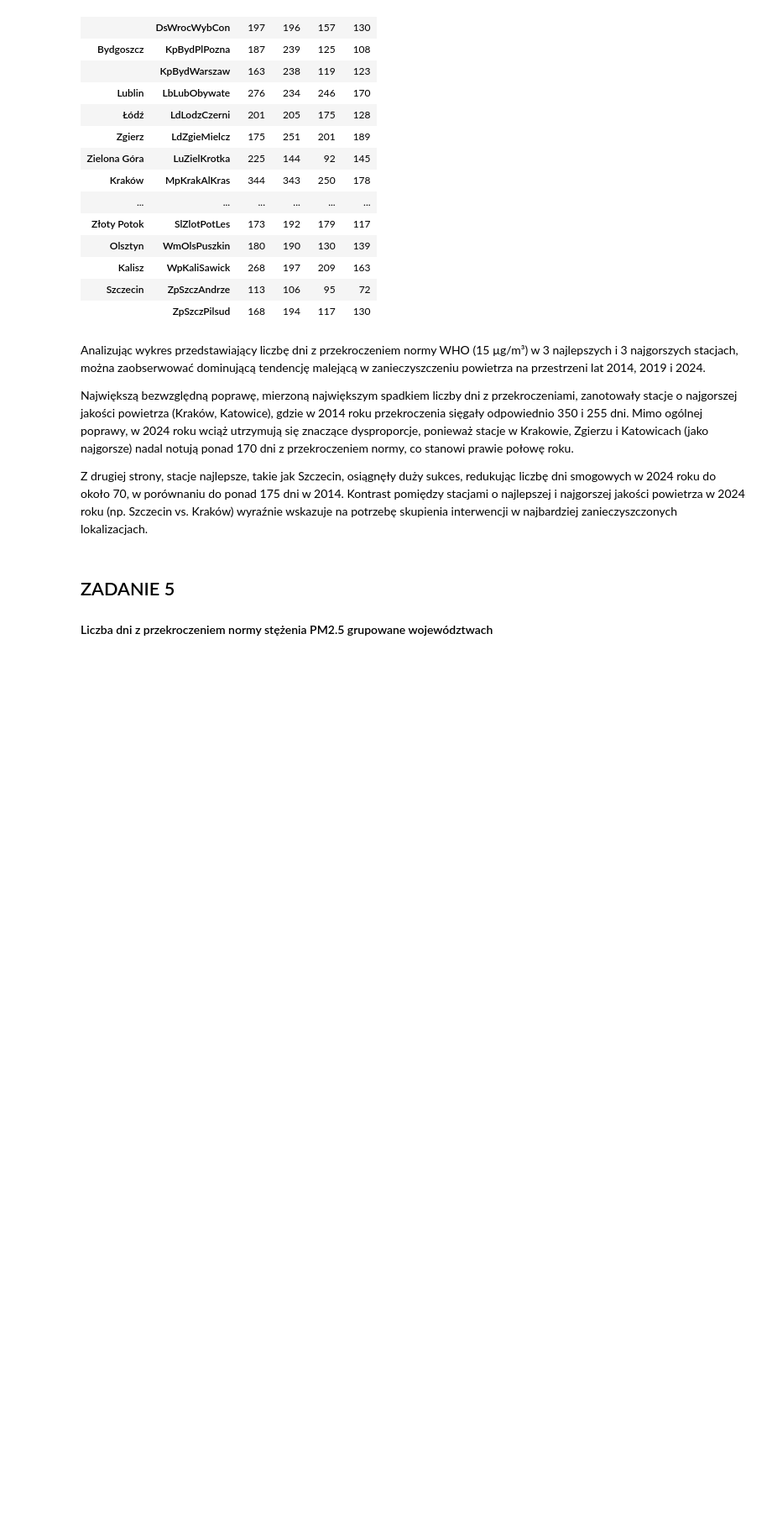
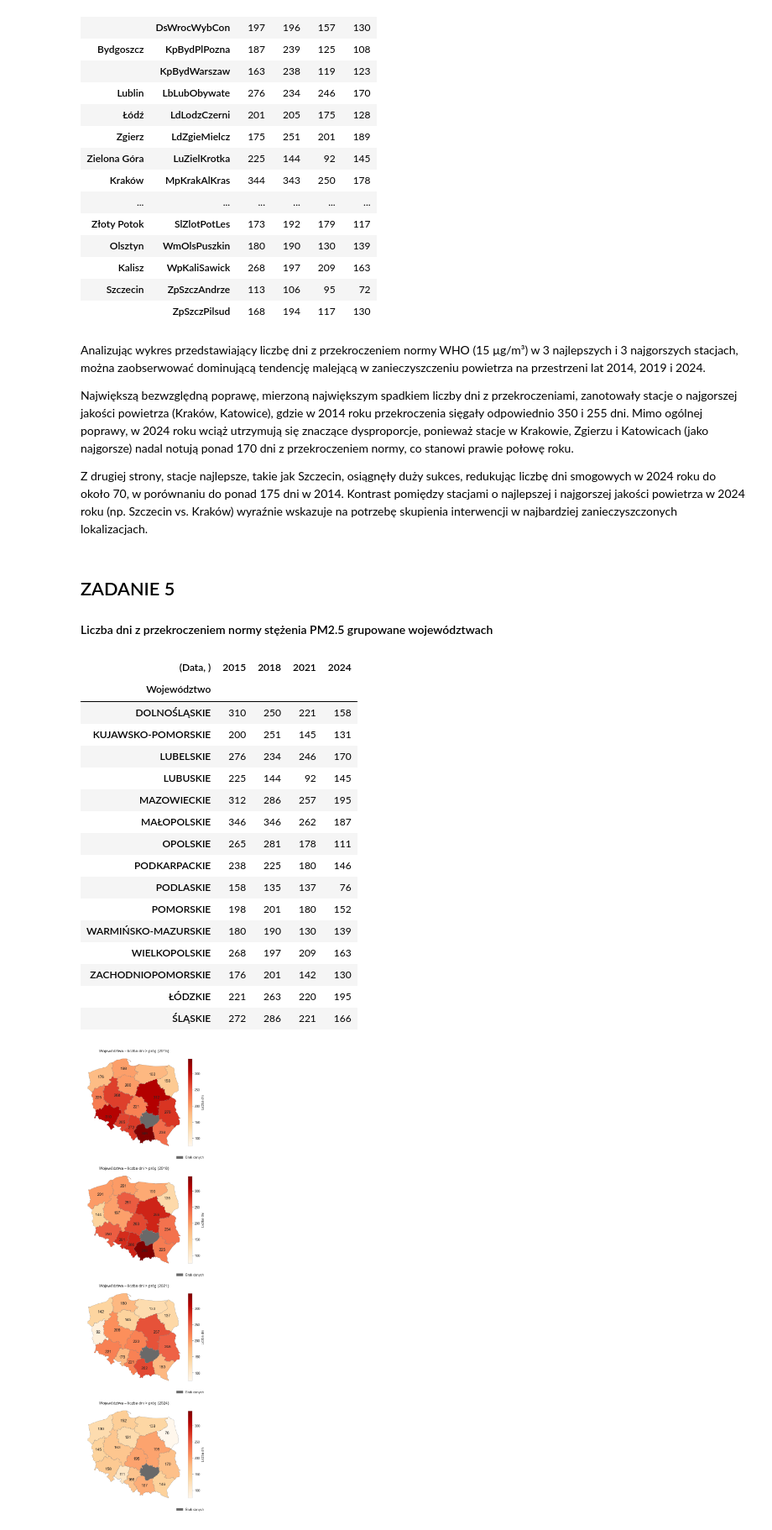
Before and after one commit to aszymik/polish-air-quality-trends, a Jupyter notebook: main.ipynb, the cells around one changed output. Shown at 84% size. Drawn from its saved outputs; the diff is of its cells as text; code cells hidden in the pictures; blank space fills up the shorter version.

```diff
--- a/main.ipynb
+++ b/main.ipynb
@@ -85,6 +85,6 @@ metadata
 # %%
 # Słowniki mapujące stare kody na nowe i kody stacji na miast
-old_to_new_code, code_to_city = ld.get_code_mappings(metadata)
+old_to_new_code, code_to_city, code_to_voivodeship = ld.get_code_mappings(metadata)
 old_to_new_code
 # %% [output]
 {'DsBogatMob': 'DsBogatFrancMOB',
@@ -339,3 +339,31 @@ Z drugiej strony, stacje najlepsze, takie jak Szczecin, osiągnęły duży sukce
 # %% [markdown]
 ## ZADANIE 5
 #### Liczba dni z przekroczeniem normy stężenia PM2.5 grupowane województwach
+# %%
+voiv_threshold = 15
+voiv_years = [2015, 2018, 2021, 2024]
+
+voiv_counts = da.get_voivodeship_exceeding_days(df, code_to_voivodeship, threshold=voiv_threshold)
+display(voiv_counts[voiv_years])
+
+geojson_path = './wojewodztwa-min.geojson'
+vis.plot_voivodeship_exceeding_days_map(voiv_counts, geojson_path, voiv_years)
+# %% [output]
+| (Data, ) | 2015 | 2018 | 2021 | 2024 |
+| Województwo |  |  |  |  |
+| DOLNOŚLĄSKIE | 310 | 250 | 221 | 158 |
+| KUJAWSKO-POMORSKIE | 200 | 251 | 145 | 131 |
+| LUBELSKIE | 276 | 234 | 246 | 170 |
+| LUBUSKIE | 225 | 144 | 92 | 145 |
+| MAZOWIECKIE | 312 | 286 | 257 | 195 |
+| MAŁOPOLSKIE | 346 | 346 | 262 | 187 |
+| OPOLSKIE | 265 | 281 | 178 | 111 |
+| PODKARPACKIE | 238 | 225 | 180 | 146 |
+| PODLASKIE | 158 | 135 | 137 | 76 |
+| POMORSKIE | 198 | 201 | 180 | 152 |
+| WARMIŃSKO-MAZURSKIE | 180 | 190 | 130 | 139 |
+| WIELKOPOLSKIE | 268 | 197 | 209 | 163 |
+| ZACHODNIOPOMORSKIE | 176 | 201 | 142 | 130 |
+| ŁÓDZKIE | 221 | 263 | 220 | 195 |
+| ŚLĄSKIE | 272 | 286 | 221 | 166 |
+[figure, added]
```
Also changed, not shown: parts of 1 cell of this notebook, 3 other files.
